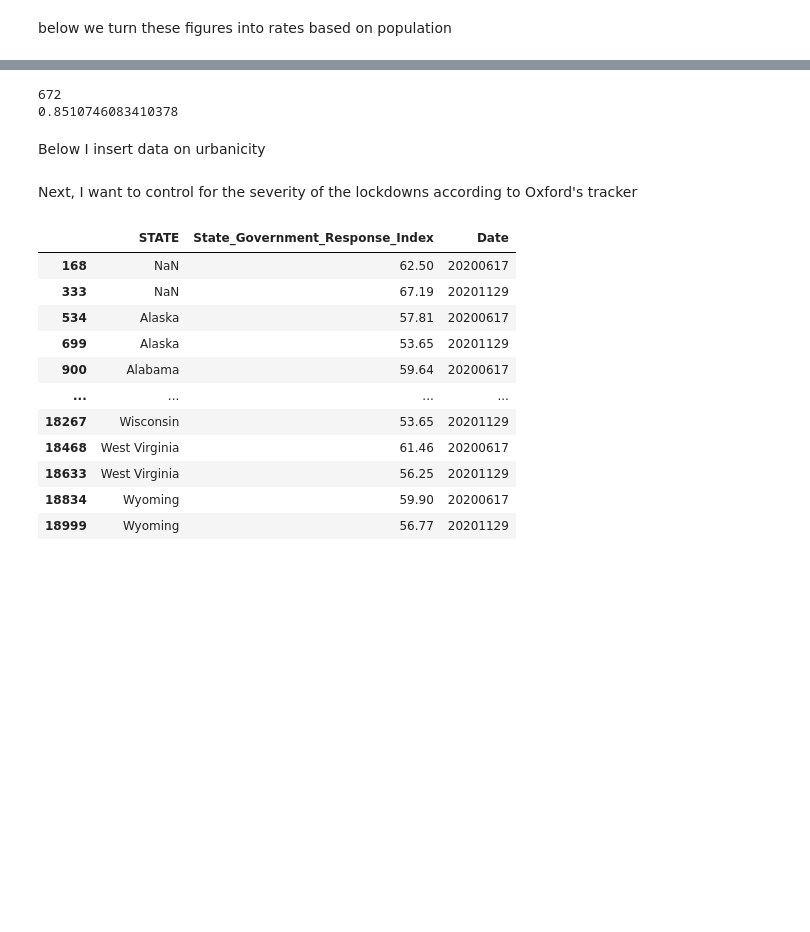
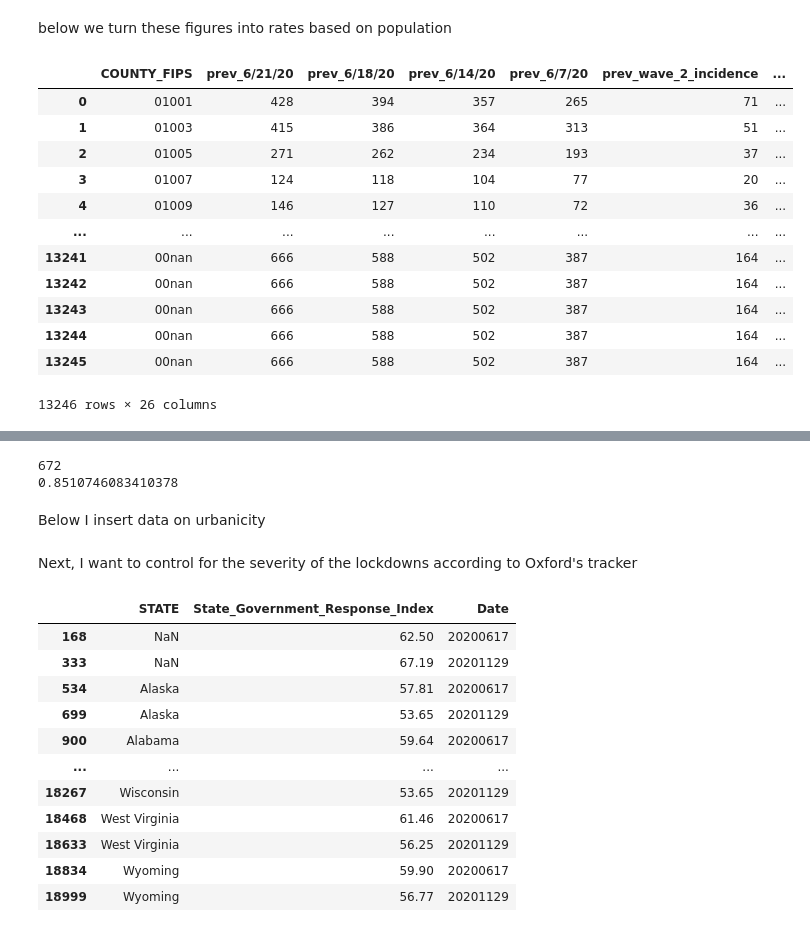
Before and after one commit to chrissoria/BICS_Political_Polarization, a Jupyter notebook: code/00-Prep_BICS_Data.ipynb, the cells around one changed output, grey strips where cells are left out. Cells and saved outputs as stored; diff of their text form; code cells hidden in the pictures; blank space fills up the shorter version.

```diff
--- a/code/00-Prep_BICS_Data.ipynb
+++ b/code/00-Prep_BICS_Data.ipynb
@@ -780,5 +825,21 @@ prevalence.head()
 # %% [markdown]
 below we turn these figures into rates based on population
+# %%
+prevalence
+# %% [output]
+|  | COUNTY_FIPS | prev_6/21/20 | prev_6/18/20 | prev_6/14/20 | prev_6/7/20 | prev_wave_2_incidence | ... |
+| 0 | 01001 | 428 | 394 | 357 | 265 | 71 | ... |
+| 1 | 01003 | 415 | 386 | 364 | 313 | 51 | ... |
+| 2 | 01005 | 271 | 262 | 234 | 193 | 37 | ... |
+| 3 | 01007 | 124 | 118 | 104 | 77 | 20 | ... |
+| 4 | 01009 | 146 | 127 | 110 | 72 | 36 | ... |
+| ... | ... | ... | ... | ... | ... | ... | ... |
+| 13241 | 00nan | 666 | 588 | 502 | 387 | 164 | ... |
+| 13242 | 00nan | 666 | 588 | 502 | 387 | 164 | ... |
+| 13243 | 00nan | 666 | 588 | 502 | 387 | 164 | ... |
+| 13244 | 00nan | 666 | 588 | 502 | 387 | 164 | ... |
+| 13245 | 00nan | 666 | 588 | 502 | 387 | 164 | ... |
+13246 rows × 26 columns
 # %%
 ZIP_FEATURES
 # %% [output]
```
Also changed, not shown: parts of 16 cells of this notebook, 9 other files.
